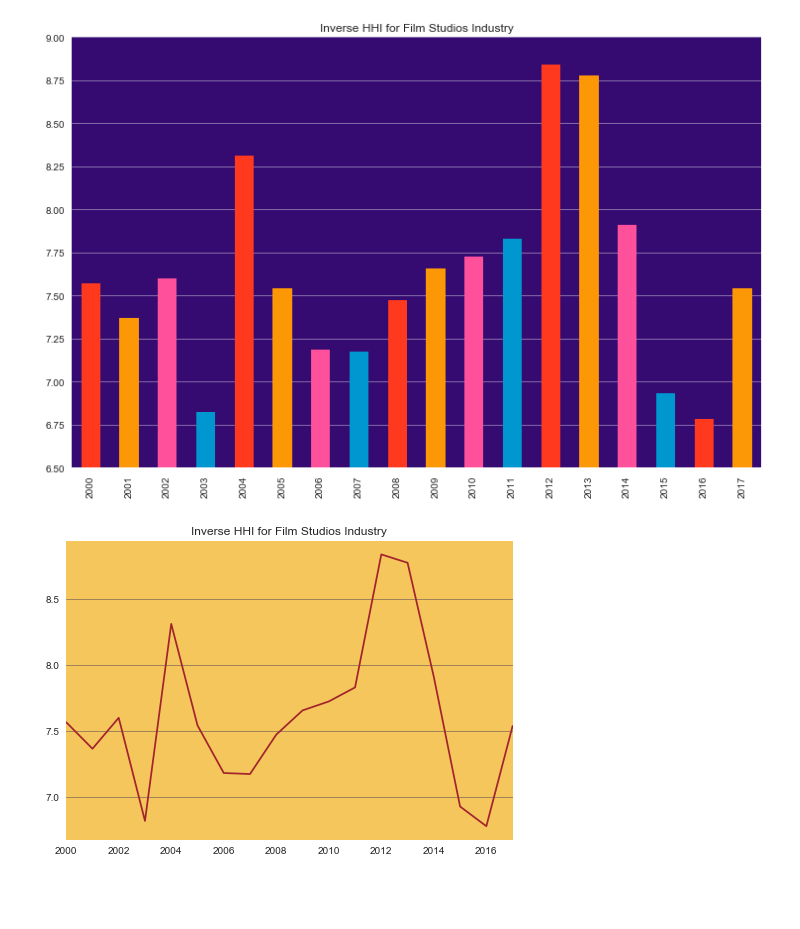
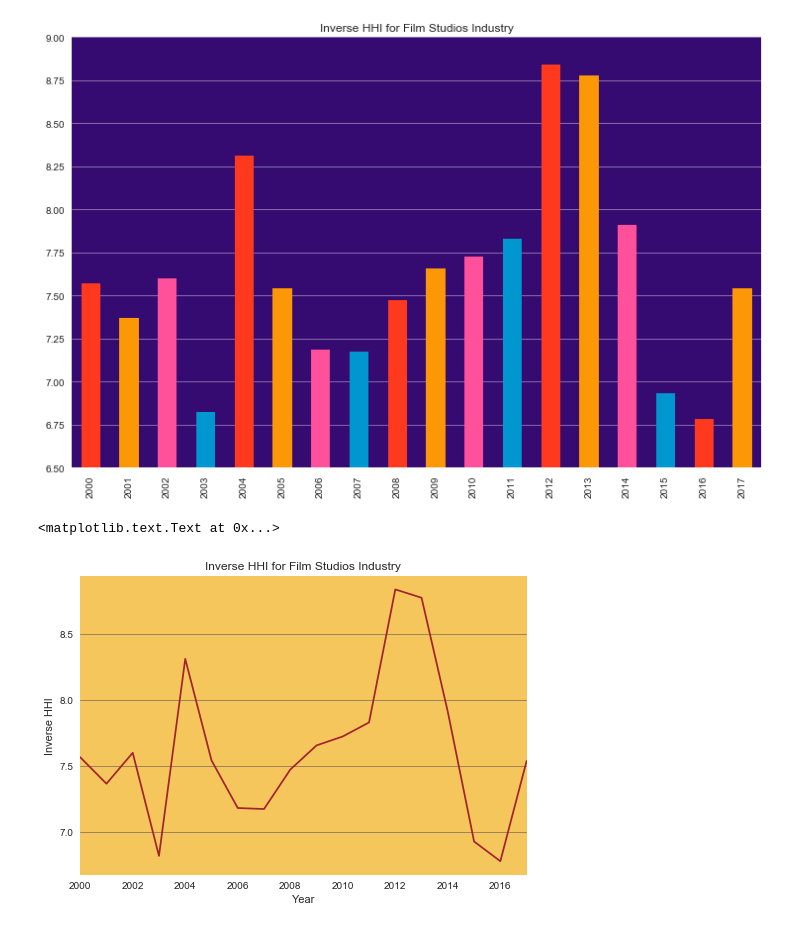
Before and after one commit to RobertHamberg/zooi, a Jupyter notebook: WDC.ipynb, the cells around one changed output. Drawn from its saved outputs; the diff is of its cells as text; code cells hidden in the pictures; blank space fills up the shorter version.

```diff
--- a/WDC.ipynb
+++ b/WDC.ipynb
@@ -269,8 +295,11 @@ axes.yaxis.set_major_locator(plt.MultipleLocator(0.25))
 # %%
 fs_ms_invhhi.plot(title='Inverse HHI for Film Studios Industry', color='#A3242D')
 axes = plt.gca()
 axes.set_facecolor('#F5C65C')
 axes.grid(axis='y', color='#232055', alpha=0.5, lw=0.8)
 axes.grid(b=False, axis='x')
+axes.set_ylabel('Inverse HHI')
+axes.set_xlabel('Year')
 # %% [output]
+<matplotlib.text.Text at 0x...>
-[figure, old version]
+[figure, new version]
```
Also changed, not shown: parts of 12 cells of this notebook.
